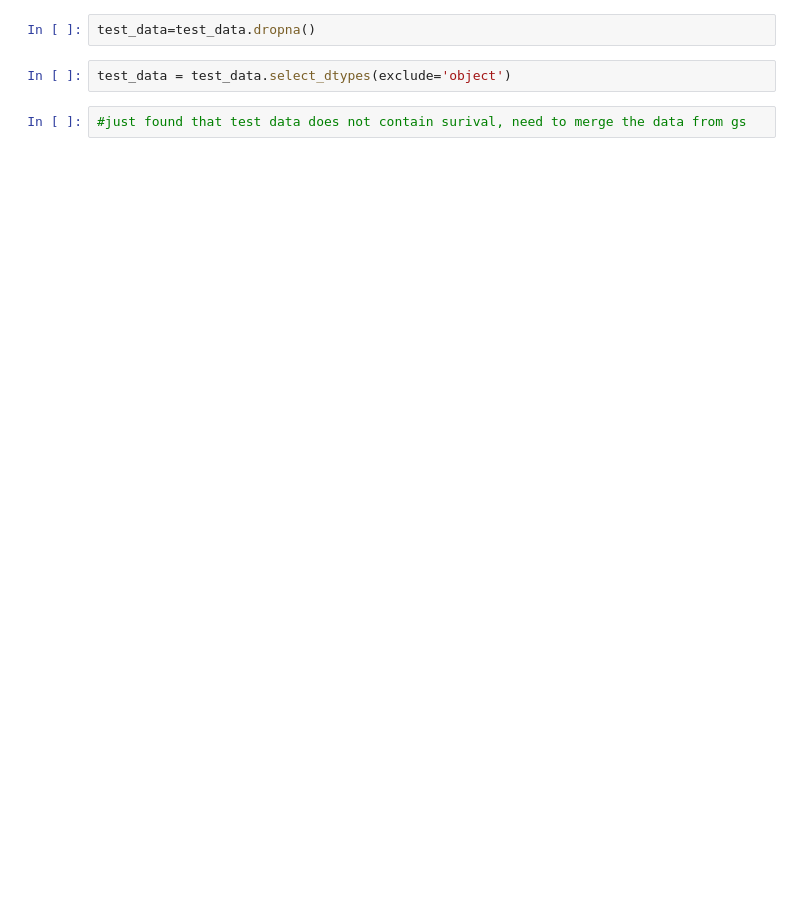
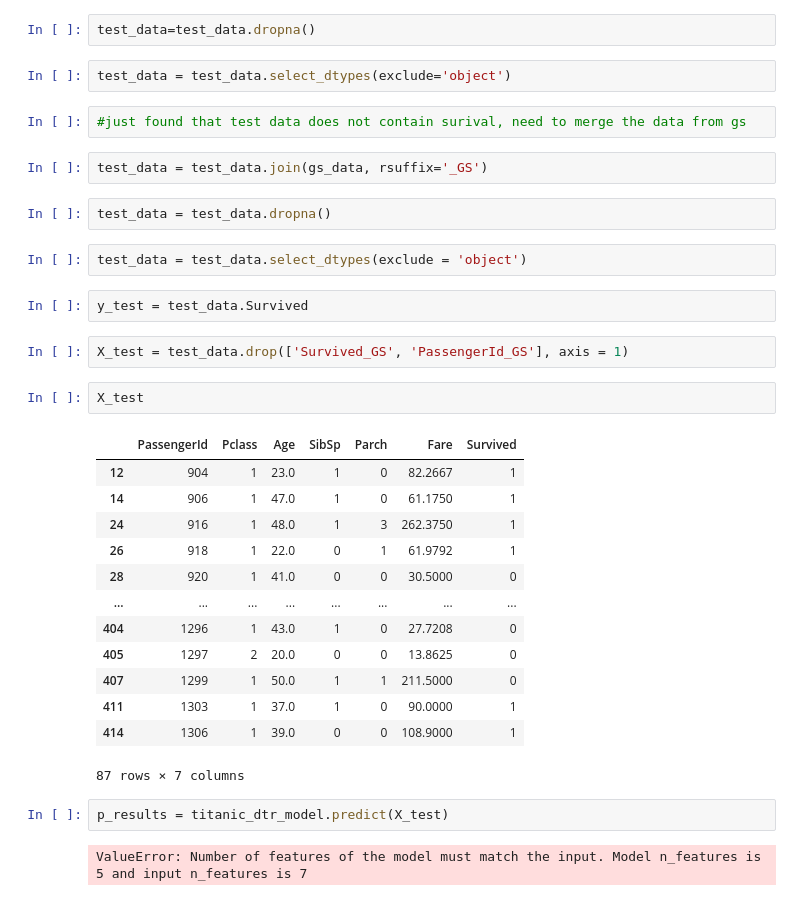
Before and after one commit to weisds/first-titanic-proj, a Jupyter notebook: titanic_data_expo.ipynb, the cells around one changed output. Saved outputs shown, nothing was run; the diff lists cells and outputs as text; blank space fills up the shorter version.

Commit message:
ending our first data exploratery attempt

```diff
--- a/titanic_data_expo.ipynb
+++ b/titanic_data_expo.ipynb
@@ -231,3 +228,33 @@ test_data=test_data.dropna()
 test_data = test_data.select_dtypes(exclude='object')
 # %%
 #just found that test data does not contain surival, need to merge the data from gs
+# %%
+test_data = test_data.join(gs_data, rsuffix='_GS')
+# %%
+test_data = test_data.dropna()
+# %%
+test_data = test_data.select_dtypes(exclude = 'object')
+# %%
+y_test = test_data.Survived
+# %%
+X_test = test_data.drop(['Survived_GS', 'PassengerId_GS'], axis = 1)
+# %%
+X_test
+# %% [output]
+|  | PassengerId | Pclass | Age | SibSp | Parch | Fare | Survived |
+| 12 | 904 | 1 | 23.0 | 1 | 0 | 82.2667 | 1 |
+| 14 | 906 | 1 | 47.0 | 1 | 0 | 61.1750 | 1 |
+| 24 | 916 | 1 | 48.0 | 1 | 3 | 262.3750 | 1 |
+| 26 | 918 | 1 | 22.0 | 0 | 1 | 61.9792 | 1 |
+| 28 | 920 | 1 | 41.0 | 0 | 0 | 30.5000 | 0 |
+| ... | ... | ... | ... | ... | ... | ... | ... |
+| 404 | 1296 | 1 | 43.0 | 1 | 0 | 27.7208 | 0 |
+| 405 | 1297 | 2 | 20.0 | 0 | 0 | 13.8625 | 0 |
+| 407 | 1299 | 1 | 50.0 | 1 | 1 | 211.5000 | 0 |
+| 411 | 1303 | 1 | 37.0 | 1 | 0 | 90.0000 | 1 |
+| 414 | 1306 | 1 | 39.0 | 0 | 0 | 108.9000 | 1 |
+87 rows × 7 columns
+# %%
+p_results = titanic_dtr_model.predict(X_test)
+# %% [output]
+ValueError: Number of features of the model must match the input. Model n_features is 5 and input n_features is 7
```
Also changed, not shown: parts of 13 cells of this notebook.
